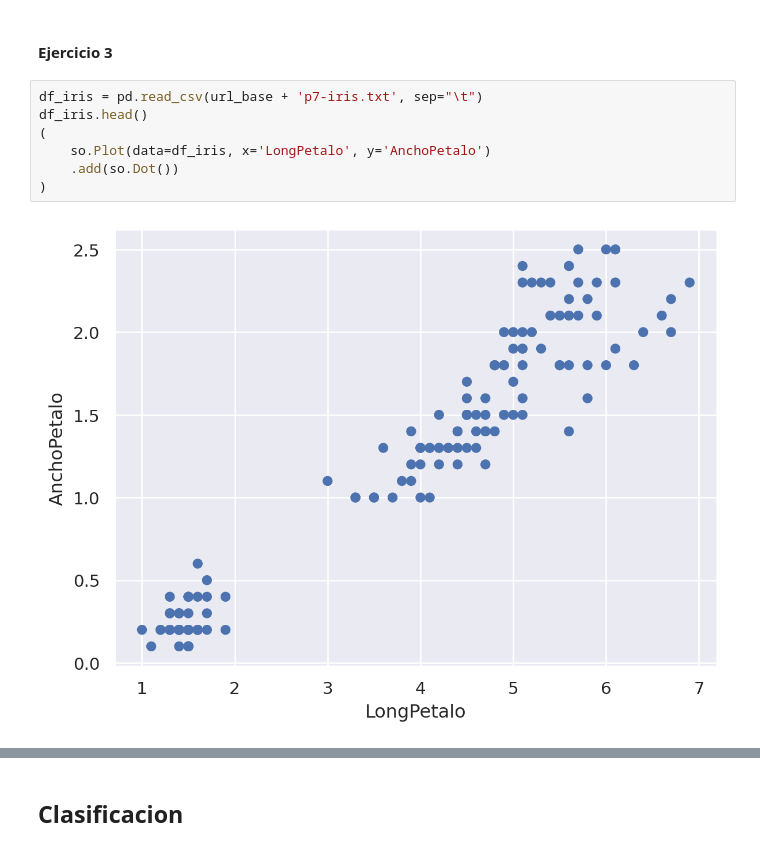
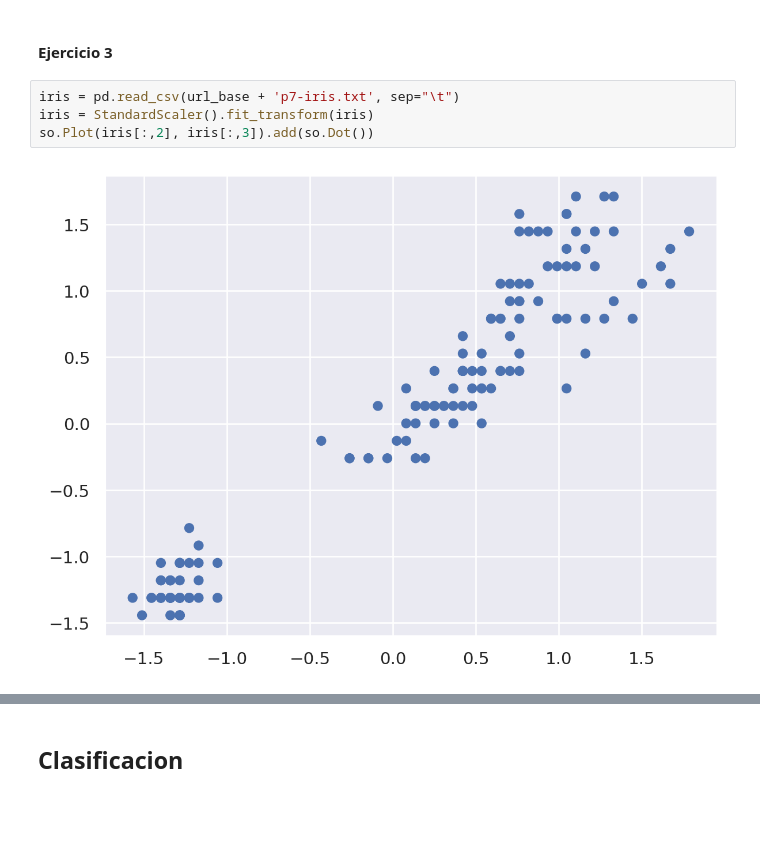
Before and after one commit to lmendezayl/uba-ldd-ic, a Jupyter notebook: guias/soluciones/practica8.ipynb, the cells around one changed output, grey strips where cells are left out. Drawn from its saved outputs; the diff is of its cells as text; blank space fills up the shorter version.

```diff
--- a/guias/soluciones/practica8.ipynb
+++ b/guias/soluciones/practica8.ipynb
@@ -559,13 +552,10 @@ Salia con K-Means igual este ultimo.
 # %% [markdown]
 #### Ejercicio 3
 # %%
-df_iris = pd.read_csv(url_base + 'p7-iris.txt', sep="\t")
-df_iris.head()
-(
-    so.Plot(data=df_iris, x='LongPetalo', y='AnchoPetalo')
-    .add(so.Dot())
-)
+iris = pd.read_csv(url_base + 'p7-iris.txt', sep="\t")
+iris = StandardScaler().fit_transform(iris)
+so.Plot(iris[:,2], iris[:,3]).add(so.Dot())
 # %% [output]
-[figure, old version]
+[figure, new version]
 # %%
 # creo clasificador DBSCAN
```
Also changed, not shown: parts of 21 cells of this notebook.
